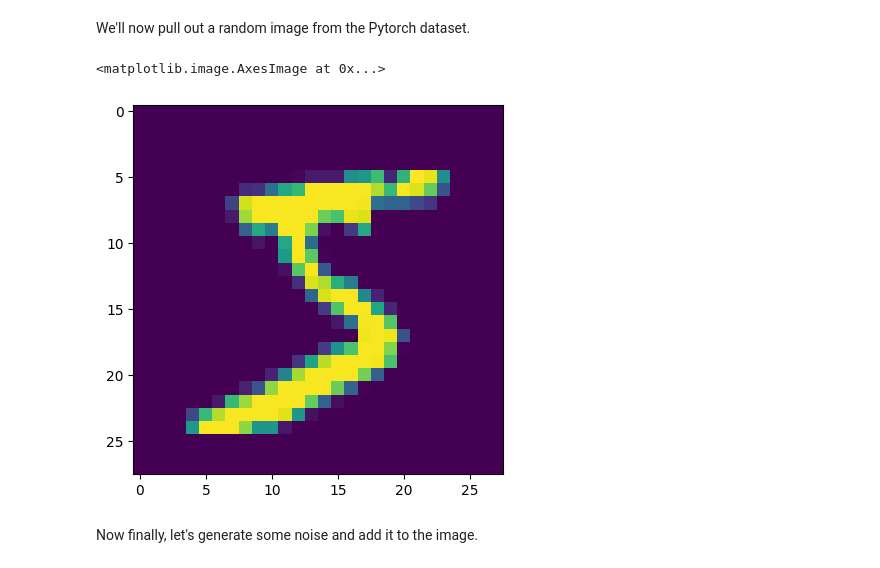
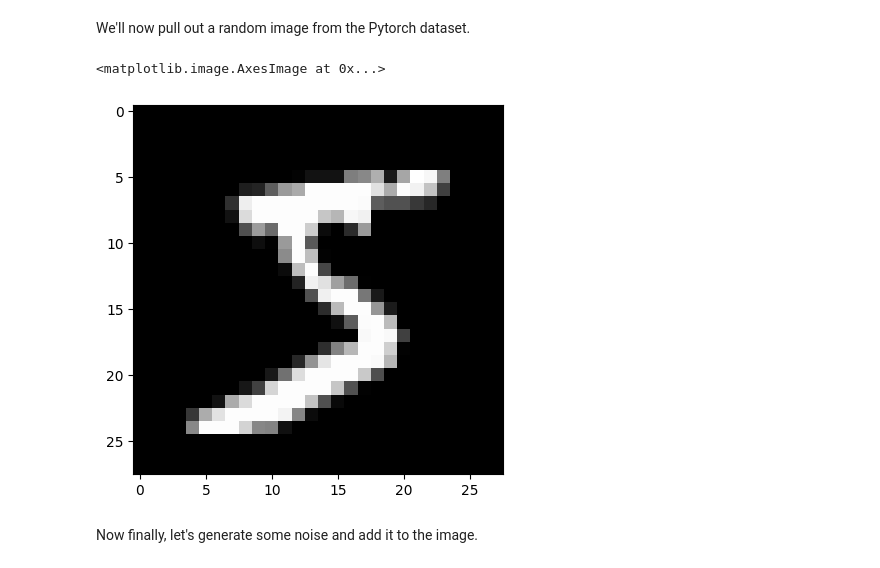
Before and after one commit to phospheneai/intro-to-diffusion-models, a Jupyter notebook: 1- Basics of diffusion.ipynb, the cells around one changed output. Drawn from its saved outputs; the diff is of its cells as text; code cells hidden in the pictures.

```diff
--- a/1- Basics of diffusion.ipynb
+++ b/1- Basics of diffusion.ipynb
@@ -39,10 +39,10 @@ mnist_data = torchvision.datasets.MNIST(root="./data", train=True, download=True
 We'll now pull out a random image from the Pytorch dataset.
 # %%
 image = mnist_data[0][0]  # Take the first image (shape: [1, 28, 28])
-plt.imshow(image.squeeze(0)) #tensor.squeeze converts the image from a shape of [1, 28, 28] to [28, 28]
+plt.imshow(image.squeeze(0), cmap='gray') #tensor.squeeze converts the image from a shape of [1, 28, 28] to [28, 28]
 # %% [output]
 <matplotlib.image.AxesImage at 0x...>
-[figure, old version]
+[figure, new version]
 # %% [markdown]
 Now finally, let's generate some noise and add it to the image.
 # %%
```
Also changed, not shown: parts of 24 cells of this notebook, 1 other file.
